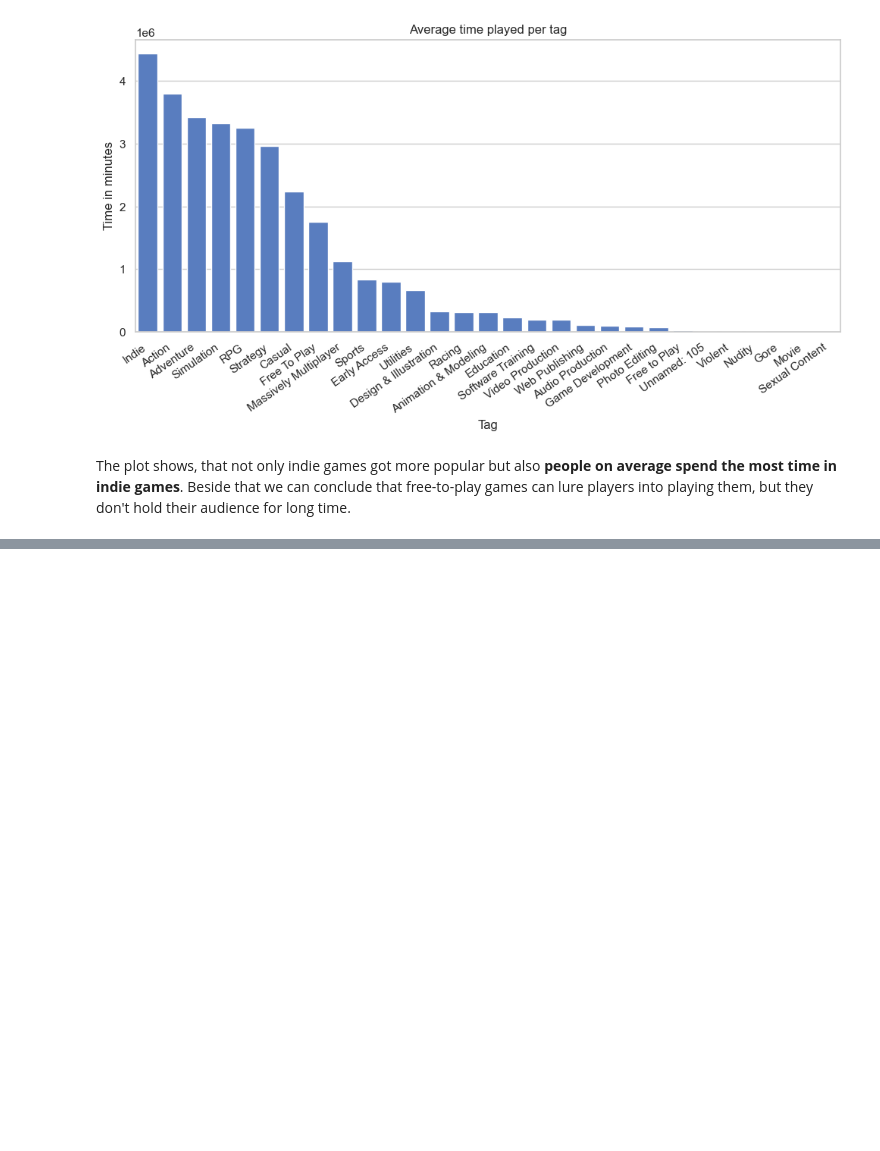
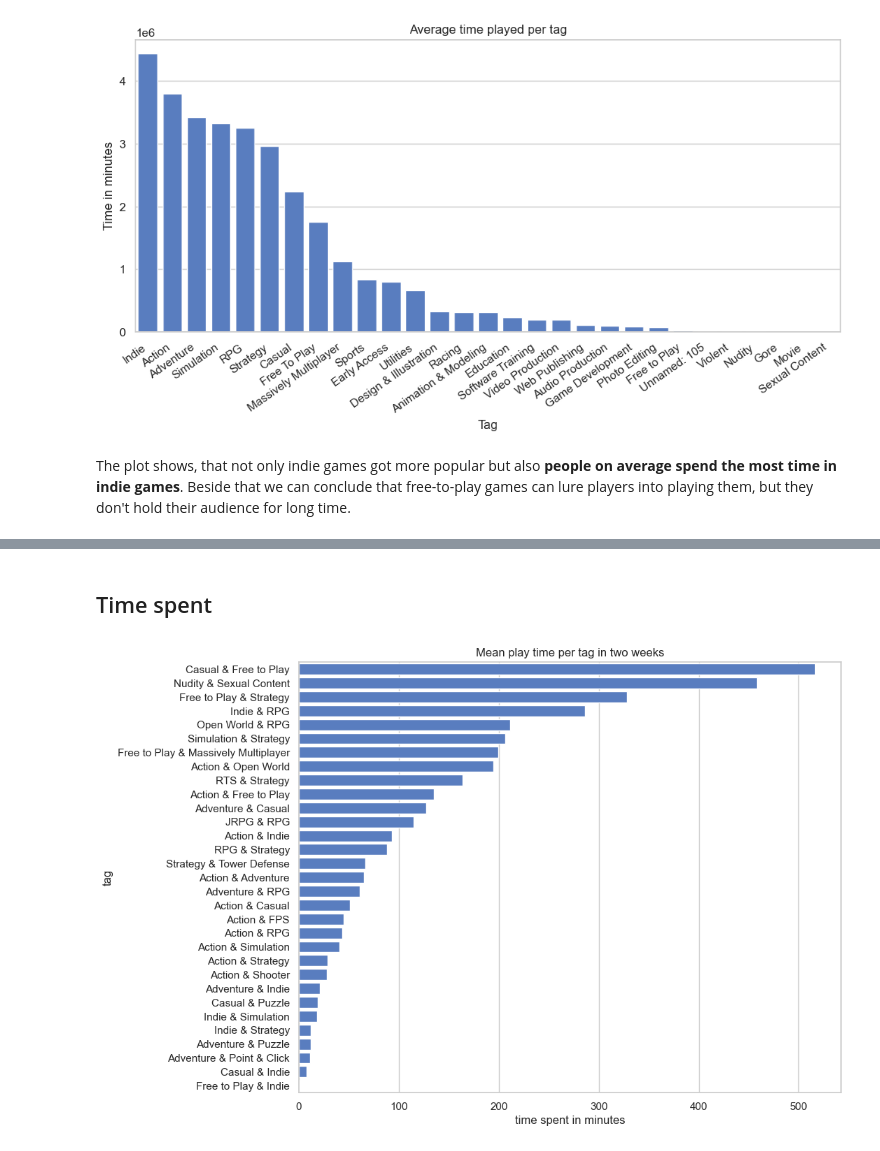
Before and after one commit to maksymkapravyi/steam-data-gathering-and-analysis, a Jupyter notebook: notebooks/steam_data_analysis.ipynb, the cells around one changed output, grey strips where cells are left out. Saved outputs shown, nothing was run; the diff lists cells and outputs as text; code cells hidden in the pictures; blank space fills up the shorter version.

```diff
--- a/notebooks/steam_data_analysis.ipynb
+++ b/notebooks/steam_data_analysis.ipynb
@@ -381,0 +412,13 @@ The skew suggests that __users tend to review games they liked__. It also means
+# %% [markdown]
+## Time spent
+# %%
+plt.figure(figsize=(10,8))
+ax = sns.barplot(data=tag_stats.query('`game_count` > 40').sort_values(by="average_2weeks", ascending=False), y='combined_tag', x="average_2weeks")
+ax.set(
+    title="Mean play time per tag in two weeks",
+    xlabel="time spent in minutes",
+    ylabel="tag"
+)
+plt.show()
+# %% [output]
+[figure, added]
```
Also changed, not shown: parts of 13 cells of this notebook.
